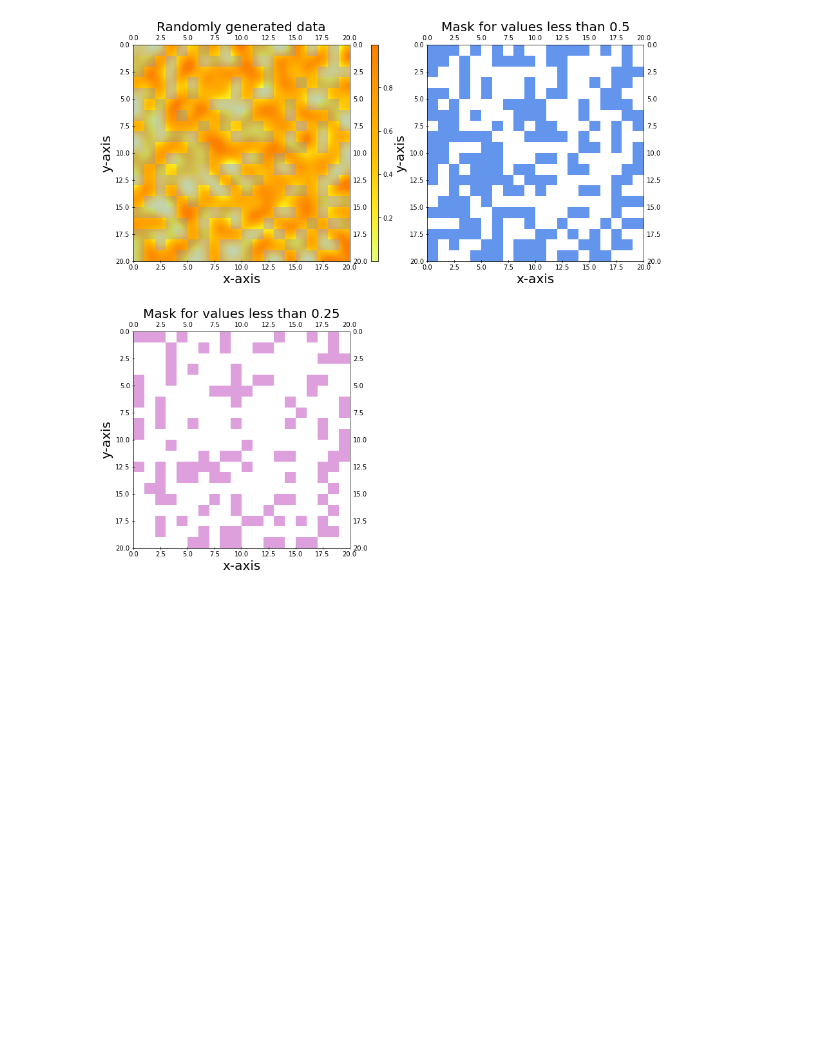
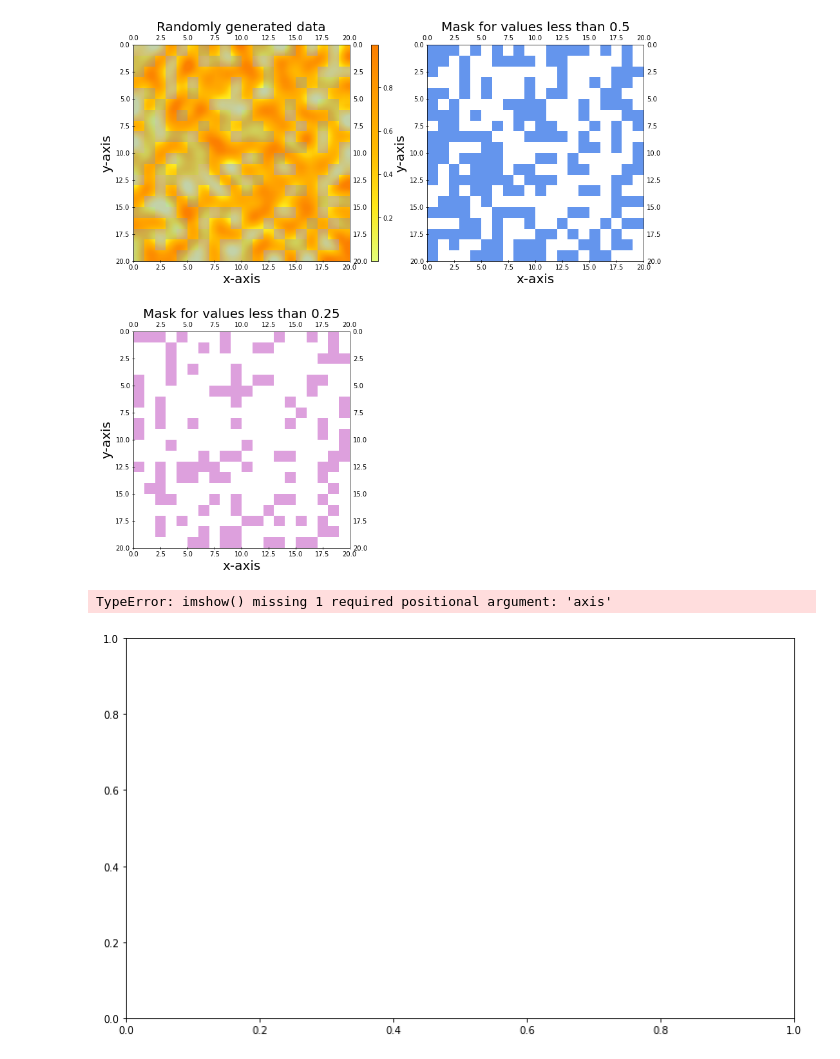
Before and after one commit to vodun/seismiqb, a Jupyter notebook: tutorials/plotters/01_imshow.ipynb, the cells around one changed output. Drawn from its saved outputs; the diff is of its cells as text; code cells hidden in the pictures; blank space fills up the shorter version.

```diff
--- a/tutorials/plotters/01_imshow.ipynb
+++ b/tutorials/plotters/01_imshow.ipynb
@@ -148,3 +148,8 @@
            **annotation_params)
 # %% [output]
 [figure]
+# %%
+plot_image(image)
+# %% [output]
+TypeError: imshow() missing 1 required positional argument: 'axis'
+[figure, added]
```
Also changed, not shown: 4 other files.
